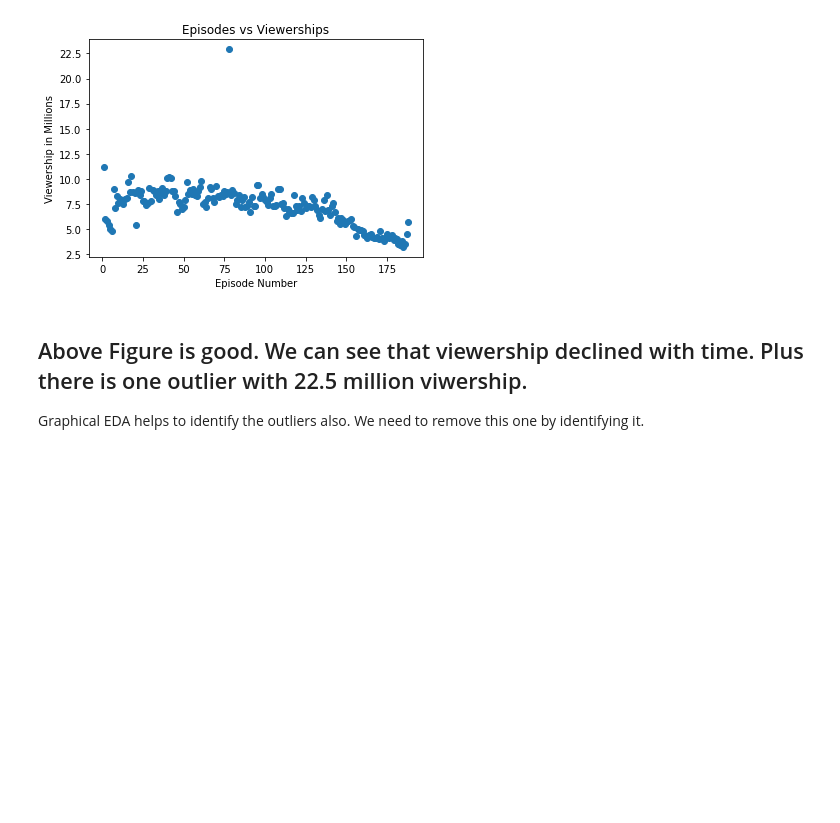
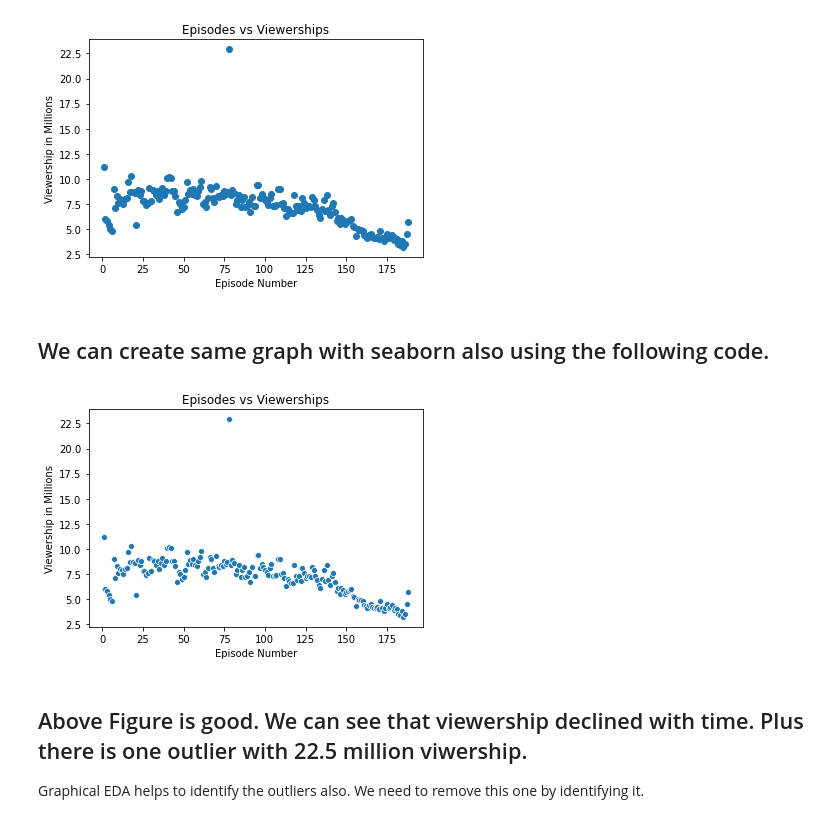
Before and after one commit to rajsandhu1989/data_EDA_visualization, a Jupyter notebook: the_office_drama/the_office_drama.ipynb, the cells around one changed output. Saved outputs shown, nothing was run; the diff lists cells and outputs as text; code cells hidden in the pictures; blank space fills up the shorter version.

```diff
--- a/the_office_drama/the_office_drama.ipynb
+++ b/the_office_drama/the_office_drama.ipynb
@@ -92,6 +87,17 @@ plt.title('Episodes vs Viewerships')
 plt.show()
 # %% [output]
 [figure]
+# %% [markdown]
+## We can create same graph with seaborn also using the following code.
+# %%
+sns.scatterplot(x='Episode_no', y='Viewership', data=data)
+plt.xlabel('Episode Number')
+plt.ylabel('Viewership in Millions')
+plt.title('Episodes vs Viewerships')
+plt.savefig('epi_view_sea_1')
+plt.show()
+# %% [output]
+[figure, added]
 # %% [markdown]
 ## Above Figure is good. We can see that viewership declined with time. Plus there is one outlier with 22.5 million viwership.
 Graphical EDA helps to identify the outliers also. We need to remove this one by identifying it.
```
Also changed, not shown: parts of 18 cells of this notebook, 8 other files.
